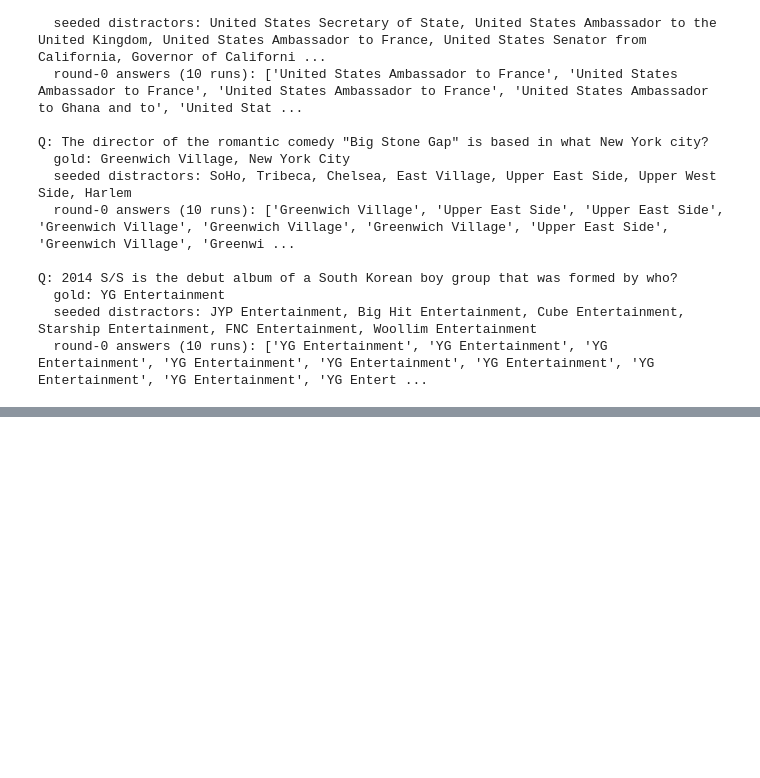
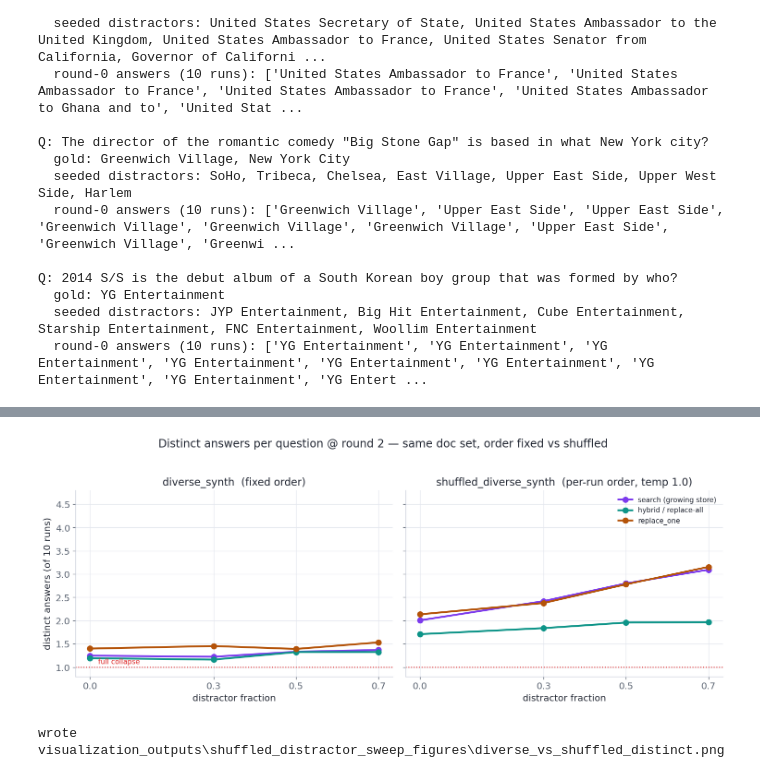
Before and after one commit to rag-collapse/RAG-Collapse, a Jupyter notebook: shuffled_distractor_sweep_visualization.ipynb, the cells around one changed output, grey strips where cells are left out. Drawn from its saved outputs; the diff is of its cells as text; code cells hidden in the pictures; blank space fills up the shorter version.

```diff
--- a/shuffled_distractor_sweep_visualization.ipynb
+++ b/shuffled_distractor_sweep_visualization.ipynb
@@ -158,0 +166,23 @@ Q: 2014 S/S is the debut album of a South Korean boy group that was formed by wh
+# %%
+DIVERSE = pathlib.Path("distractor_sweep")
+if all((DIVERSE / f"sweep_summary_{v}.json").exists() for v in VARIANTS):
+    dsumm = {v: json.loads((DIVERSE / f"sweep_summary_{v}.json").read_text())["fractions"] for v in VARIANTS}
+    fig, (axd, axs) = plt.subplots(1, 2, figsize=(12.6, 4.8), sharey=True)
+    panels = [(axd, dsumm, "diverse_synth  (fixed order)"),
+              (axs, summ,  "shuffled_diverse_synth  (per-run order, temp 1.0)")]
+    for ax, sm, ttl in panels:
+        for v in VARIANTS:
+            ax.plot(xf, [sm[v][f]["2"]["distinct_answers"] for f in FRACS], marker="o", color=VC[v], label=VLABEL[v])
+        ax.axhline(1.0, color=REF, ls=":", lw=1.3)
+        ax.set_title(ttl); ax.set_xlabel("distractor fraction"); ax.set_xticks(xf); ax.set_ylim(0.8, 4.8)
+    axd.set_ylabel("distinct answers (of 10 runs)")
+    axd.text(0.02, 1.04, "full collapse", color=REF, fontsize=9, ha="left", va="bottom")
+    axs.legend(fontsize=9)
+    fig.suptitle("Distinct answers per question @ round 2 — same doc set, order fixed vs shuffled", y=1.03)
+    fig.tight_layout(); fig.savefig(FIGDIR / "diverse_vs_shuffled_distinct.png"); plt.show()
+    print("wrote", FIGDIR / "diverse_vs_shuffled_distinct.png")
+else:
+    print("diverse summaries not in distractor_sweep/ — skipping side-by-side panel")
+# %% [output]
+[figure, added]
+wrote visualization_outputs\shuffled_distractor_sweep_figures\diverse_vs_shuffled_distinct.png
```
Also changed, not shown: parts of 1 cell of this notebook, 2 other files.
